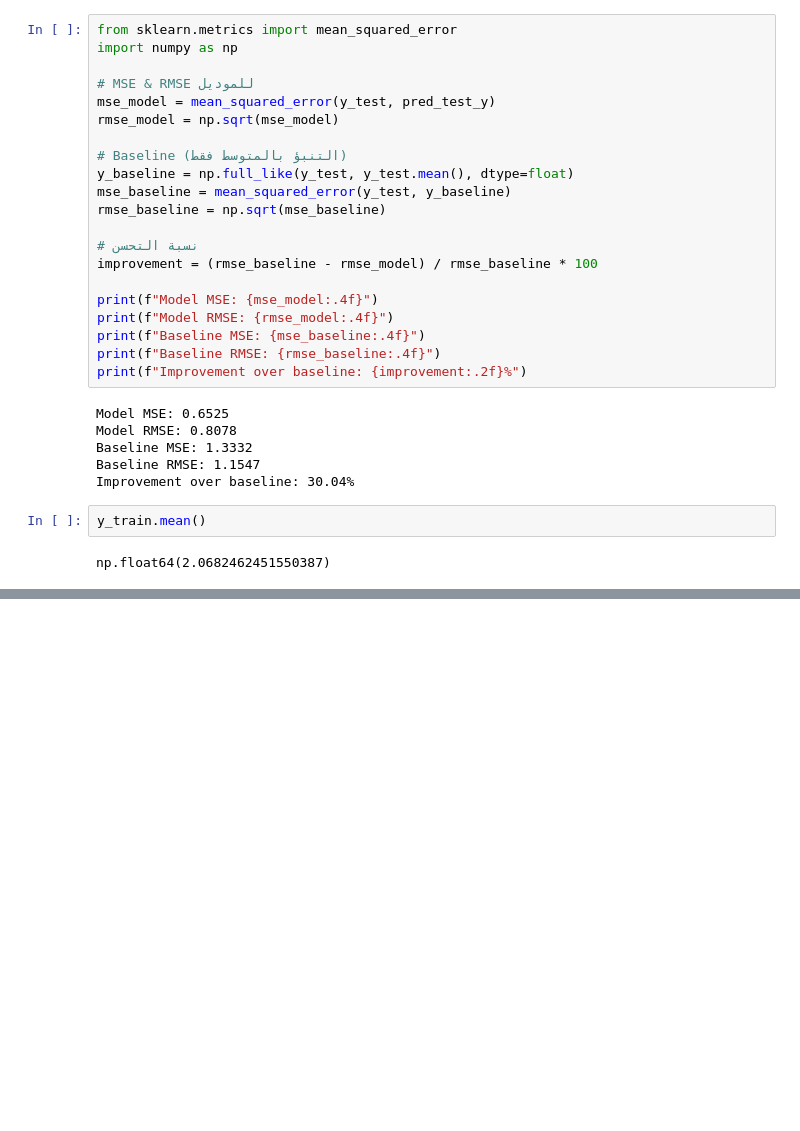
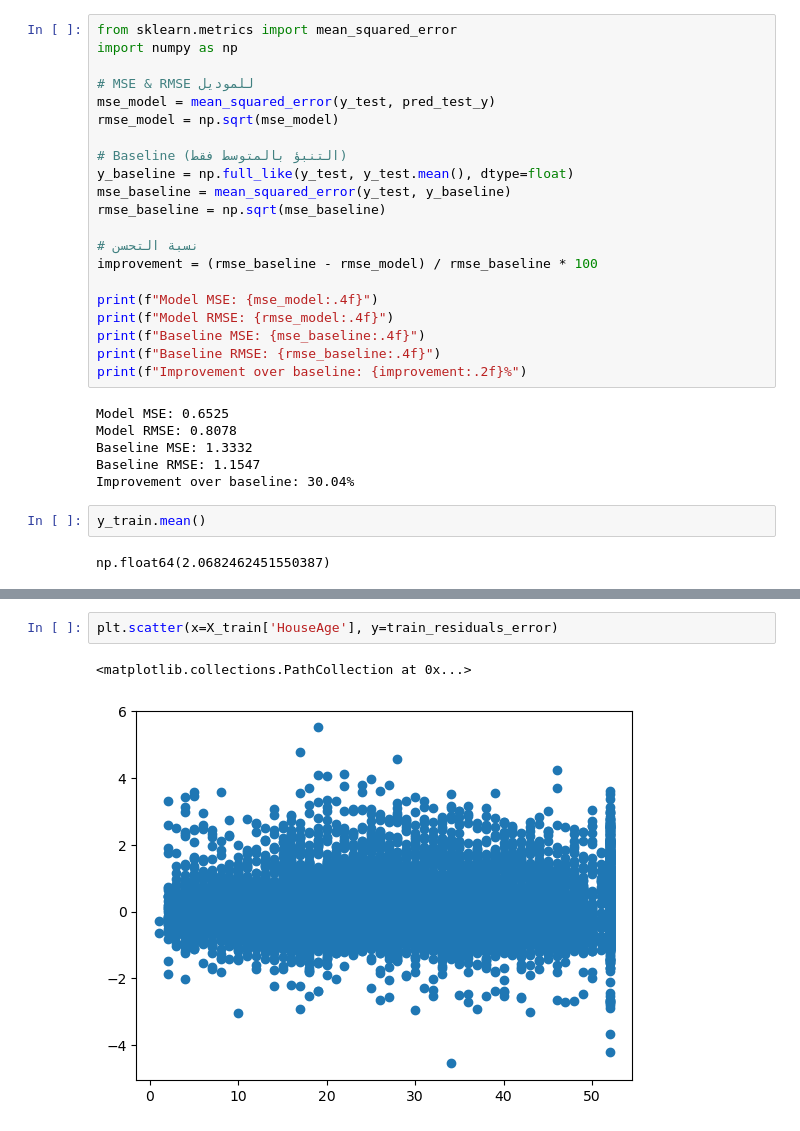
Before and after one commit to bhmit/featureEngineering, a Jupyter notebook: Section-04-Variable-Characteristics/6_1_linearAssemtions.ipynb, the cells around one changed output, grey strips where cells are left out. Saved outputs shown, nothing was run; the diff lists cells and outputs as text; blank space fills up the shorter version.

```diff
--- a/Section-04-Variable-Characteristics/6_1_linearAssemtions.ipynb
+++ b/Section-04-Variable-Characteristics/6_1_linearAssemtions.ipynb
@@ -225,0 +260,5 @@ Name: MedHouseVal, Length: 6192, dtype: float64
+# %%
+plt.scatter(x=X_train['HouseAge'], y=train_residuals_error)
+# %% [output]
+<matplotlib.collections.PathCollection at 0x...>
+[figure, added]
```
Also changed, not shown: parts of 16 cells of this notebook, 1 other file.
